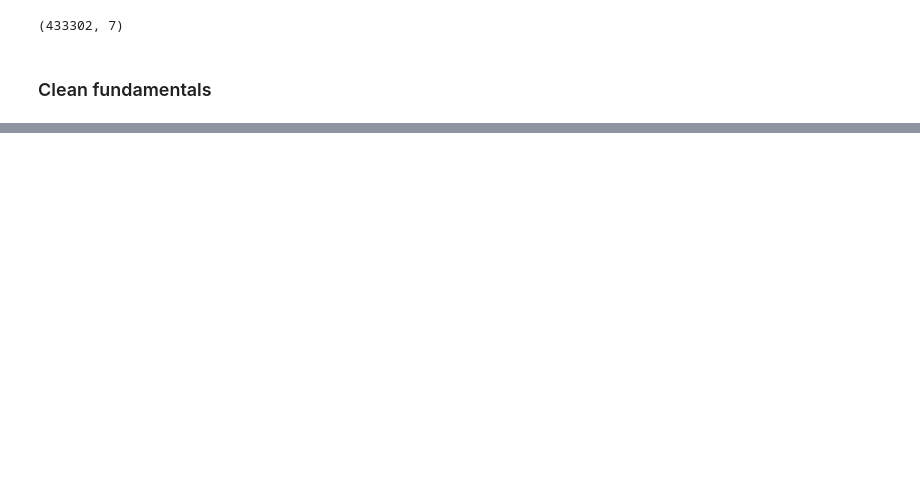
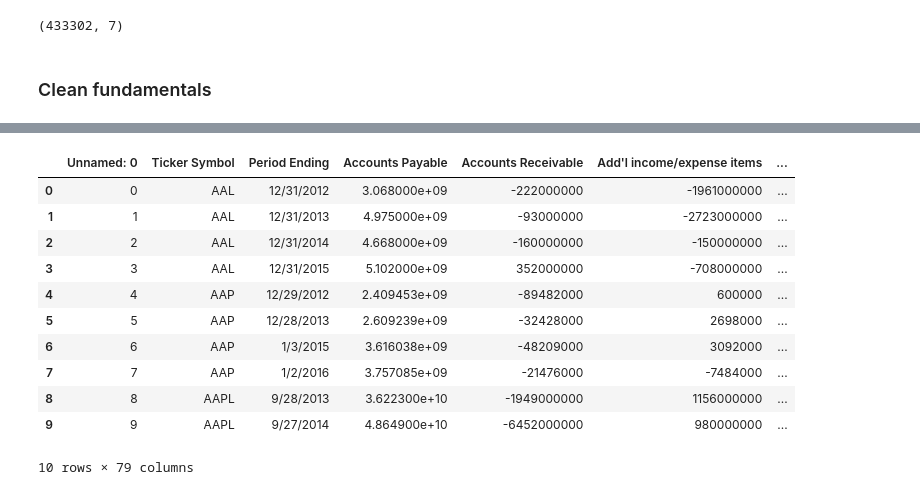
Before and after one commit to griffinschwab/NYSE-ML-Project, a Jupyter notebook: clean-and-wrangle-data.ipynb, the cells around one changed output, grey strips where cells are left out. Cells and saved outputs as stored; diff of their text form; code cells hidden in the pictures; blank space fills up the shorter version.

Commit message:
Clean fundamentals

```diff
--- a/clean-and-wrangle-data.ipynb
+++ b/clean-and-wrangle-data.ipynb
@@ -132,0 +153,15 @@ price_df.shape
+# %%
+fundamentals_df.head(10)
+# %% [output]
+|  | Unnamed: 0 | Ticker Symbol | Period Ending | Accounts Payable | Accounts Receivable | Add'l income/expense items | ... |
+| 0 | 0 | AAL | 12/31/2012 | 3.068000e+09 | -222000000 | -1961000000 | ... |
+| 1 | 1 | AAL | 12/31/2013 | 4.975000e+09 | -93000000 | -2723000000 | ... |
+| 2 | 2 | AAL | 12/31/2014 | 4.668000e+09 | -160000000 | -150000000 | ... |
+| 3 | 3 | AAL | 12/31/2015 | 5.102000e+09 | 352000000 | -708000000 | ... |
+| 4 | 4 | AAP | 12/29/2012 | 2.409453e+09 | -89482000 | 600000 | ... |
+| 5 | 5 | AAP | 12/28/2013 | 2.609239e+09 | -32428000 | 2698000 | ... |
+| 6 | 6 | AAP | 1/3/2015 | 3.616038e+09 | -48209000 | 3092000 | ... |
+| 7 | 7 | AAP | 1/2/2016 | 3.757085e+09 | -21476000 | -7484000 | ... |
+| 8 | 8 | AAPL | 9/28/2013 | 3.622300e+10 | -1949000000 | 1156000000 | ... |
+| 9 | 9 | AAPL | 9/27/2014 | 4.864900e+10 | -6452000000 | 980000000 | ... |
+10 rows × 79 columns
```
Also changed, not shown: parts of 7 cells of this notebook, 1 other file.
